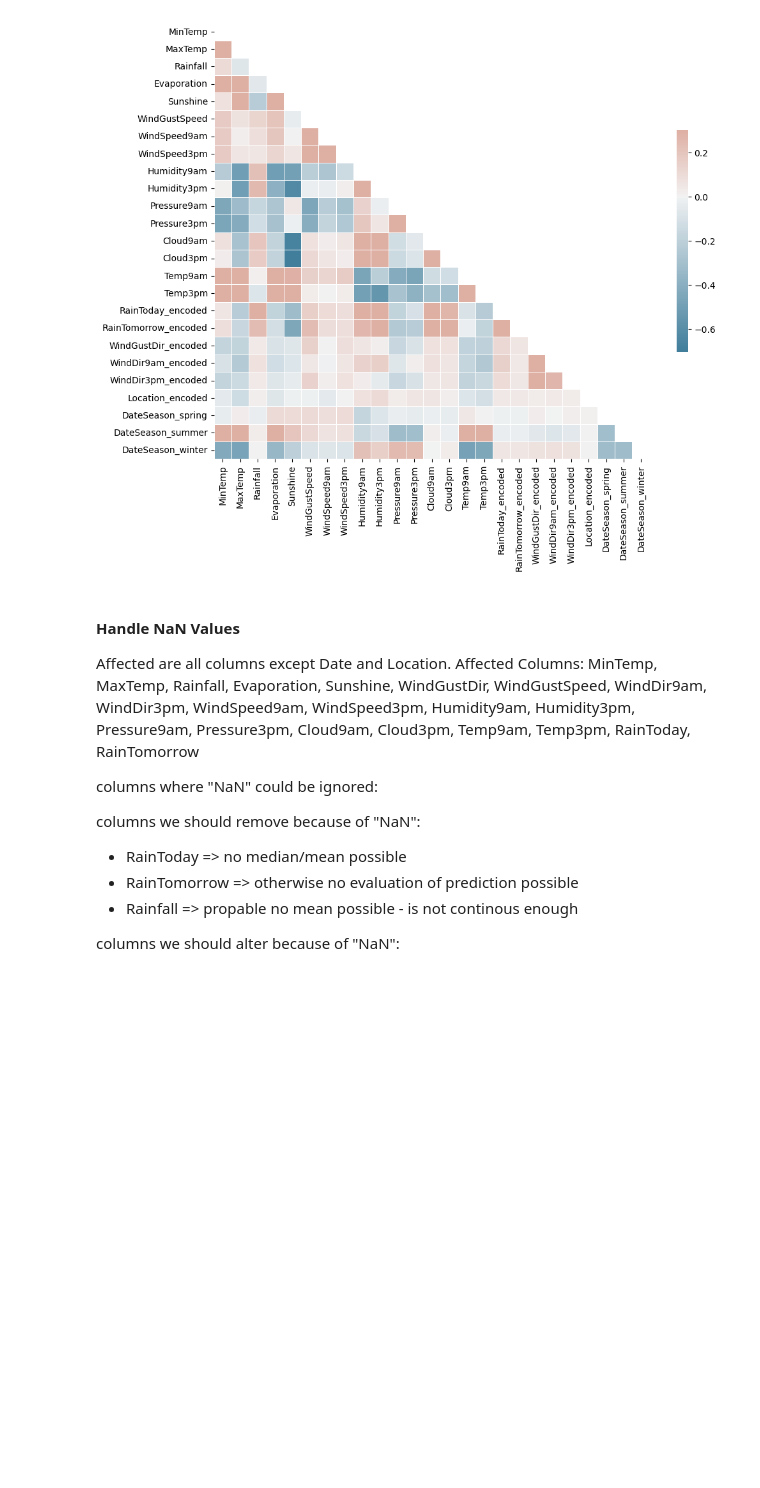
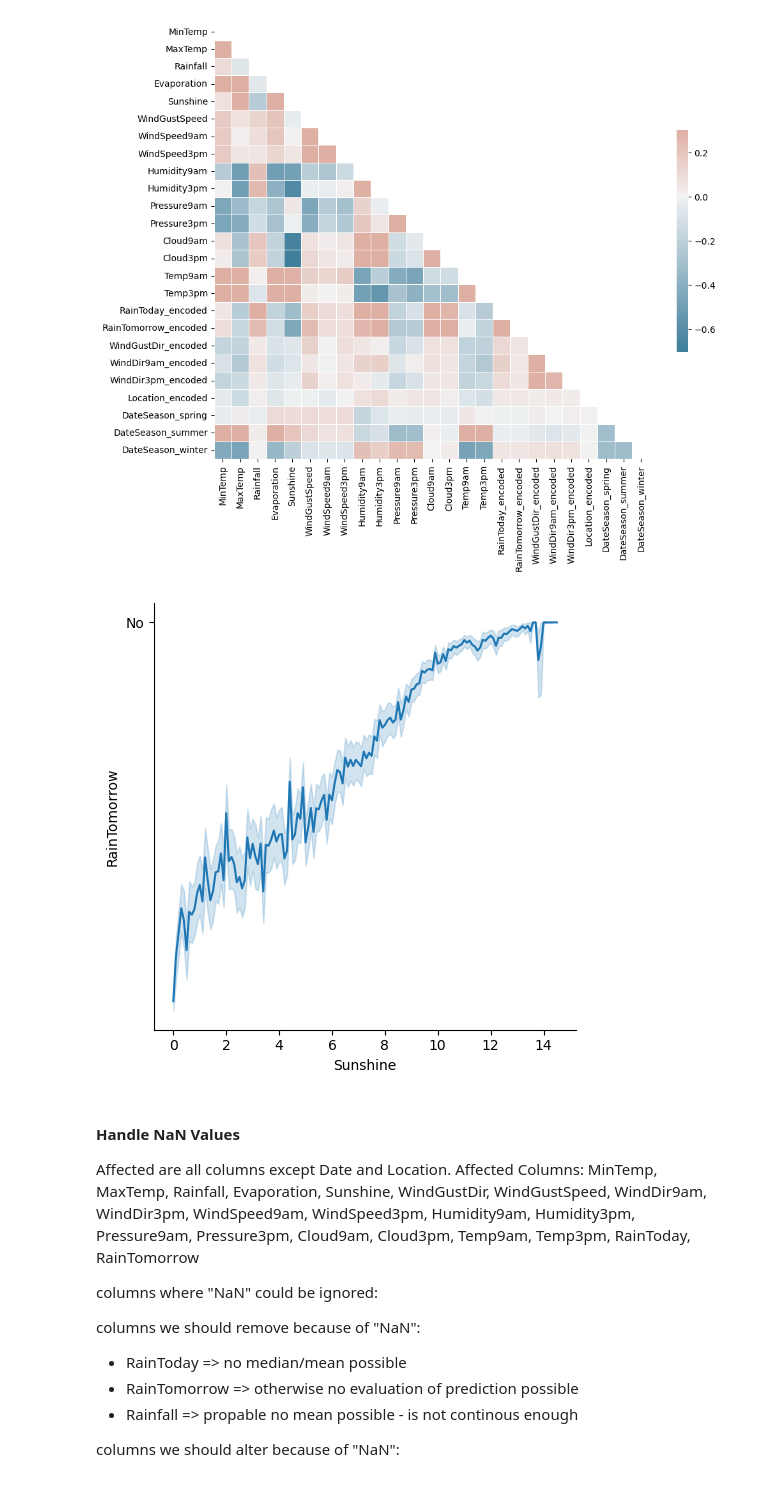
Before and after one commit to tobiasBayha/rainPredictionAustralia, a Jupyter notebook: notebooks/Tobias.ipynb, the cells around one changed output. Cells and saved outputs as stored; diff of their text form; code cells hidden in the pictures; blank space fills up the shorter version.

```diff
--- a/notebooks/Tobias.ipynb
+++ b/notebooks/Tobias.ipynb
@@ -337,6 +332,17 @@ sns.heatmap(corr, mask=mask, cmap=cmap, vmax=.3, center=0,
 plt.show()
 # %% [output]
 [figure]
+# %%
+# create plots for each feature
+for feature_name in df.drop(cat_cols, axis=1).columns:
+    sns.relplot(
+        data=df, kind="line",
+        x="Sunshine", y="RainTomorrow"
+    )
+    plt.show()
+    break
+# %% [output]
+[figure, added]
 # %% [markdown]
 #### Handle NaN Values
 
```
Also changed, not shown: parts of 2 cells of this notebook.
